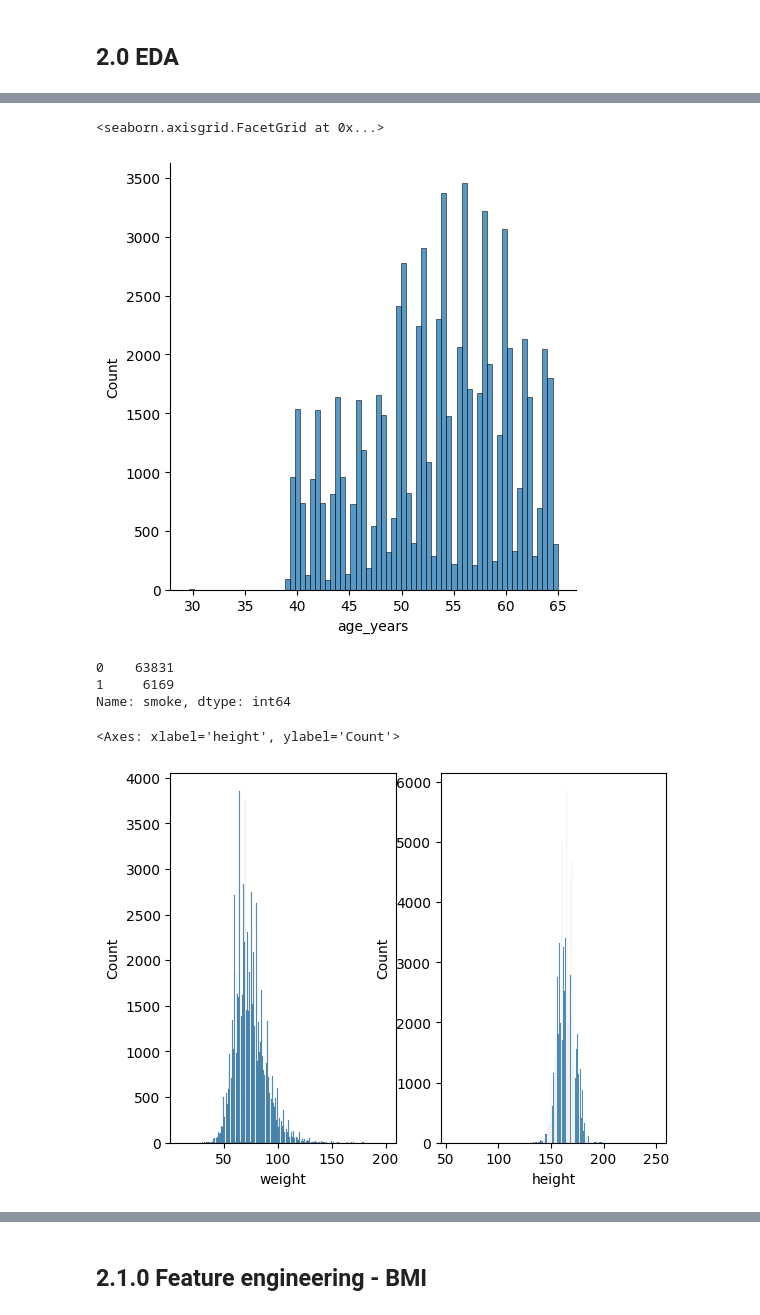
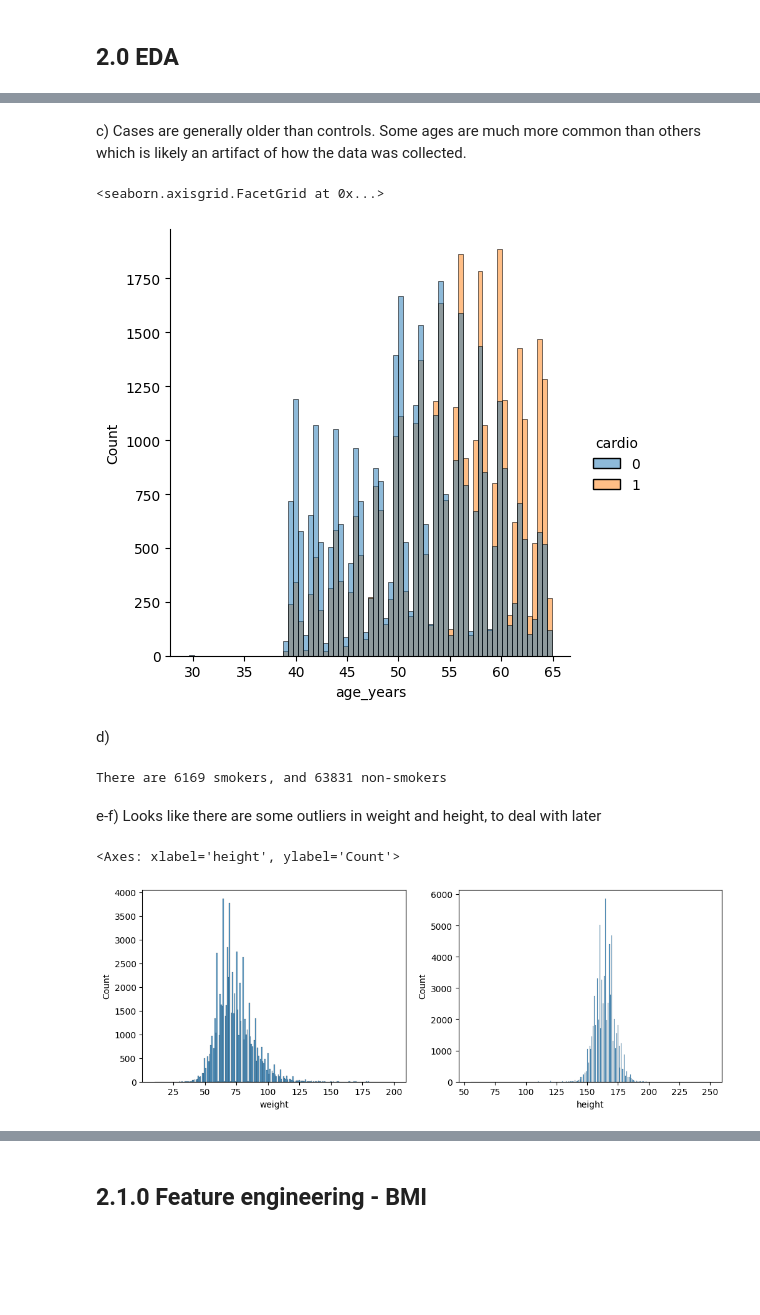
Before and after one commit to jvesand/Machine-learning-Johan-Sandberg, a Jupyter notebook: Lab/2_disease_prediction.ipynb, the cells around one changed output, grey strips where cells are left out. Saved outputs shown, nothing was run; the diff lists cells and outputs as text; code cells hidden in the pictures; blank space fills up the shorter version.

```diff
--- a/Lab/2_disease_prediction.ipynb
+++ b/Lab/2_disease_prediction.ipynb
@@ -96,27 +112,28 @@ df["cholesterol"].value_counts().plot(kind = "pie", labels = ["normal", "above n
+# %% [markdown]
+c) Cases are generally older than controls. Some ages are much more common than others which is likely an artifact of how the data was collected.
 # %%
-# c)
 import seaborn as sns
 
 df["age_years"] = df["age"] / 365
-sns.displot(df["age_years"])
+sns.displot(df, x="age_years", hue="cardio")
 # %% [output]
 <seaborn.axisgrid.FacetGrid at 0x...>
-[figure, old version]
+[figure, new version]
-# %%
-# d)
-df["smoke"].value_counts()
-# %% [output]
-0    63831
-1     6169
-Name: smoke, dtype: int64
+# %% [markdown]
+d)
+# %%
+print(f"There are {df['smoke'].value_counts()[1]} smokers, and {df['smoke'].value_counts()[0]} non-smokers")
+# %% [output]
+There are 6169 smokers, and 63831 non-smokers
+# %% [markdown]
+e-f) Looks like there are some outliers in weight and height, to deal with later
 # %%
-# e-f)
 import matplotlib.pyplot as plt
 
-fig, ax = plt.subplots(1,2)
+fig, ax = plt.subplots(1,2, figsize=(12,4))
 
 sns.histplot(df["weight"], ax = ax[0])
 sns.histplot(df["height"], ax = ax[1])
 # %% [output]
 <Axes: xlabel='height', ylabel='Count'>
-[figure, old version]
+[figure, new version]
```
Also changed, not shown: parts of 78 cells of this notebook, 2 other files.
